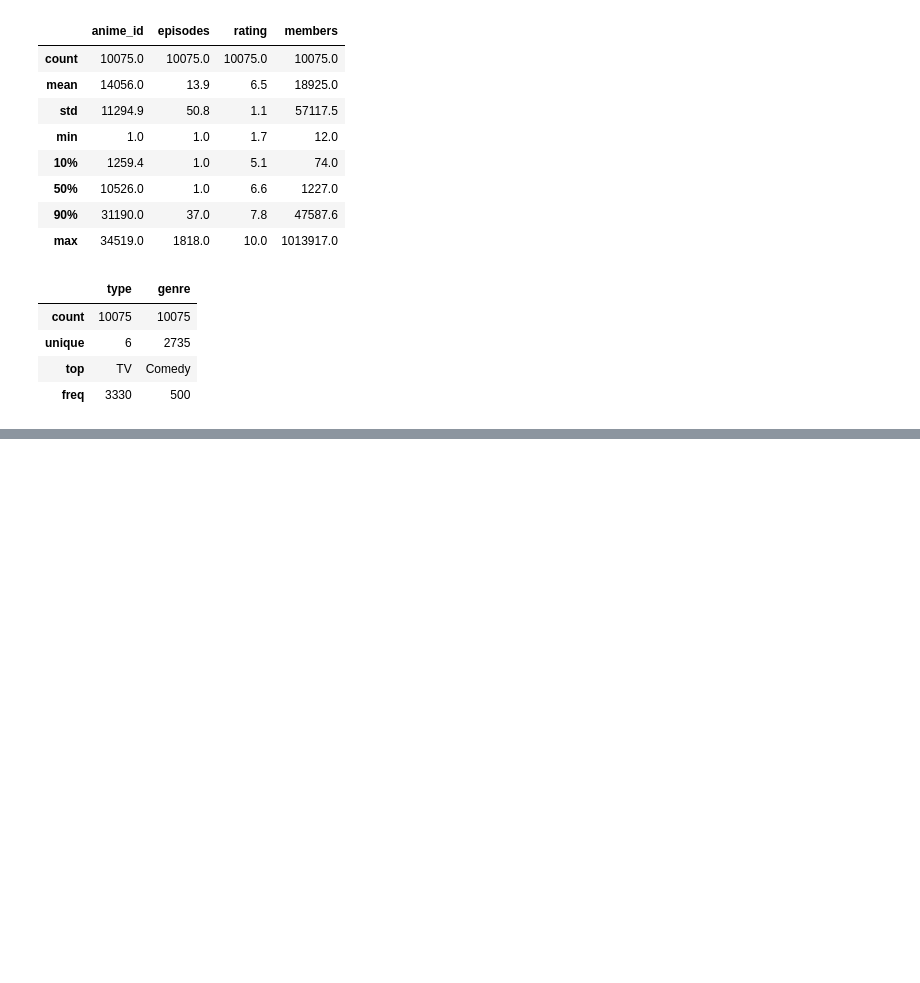
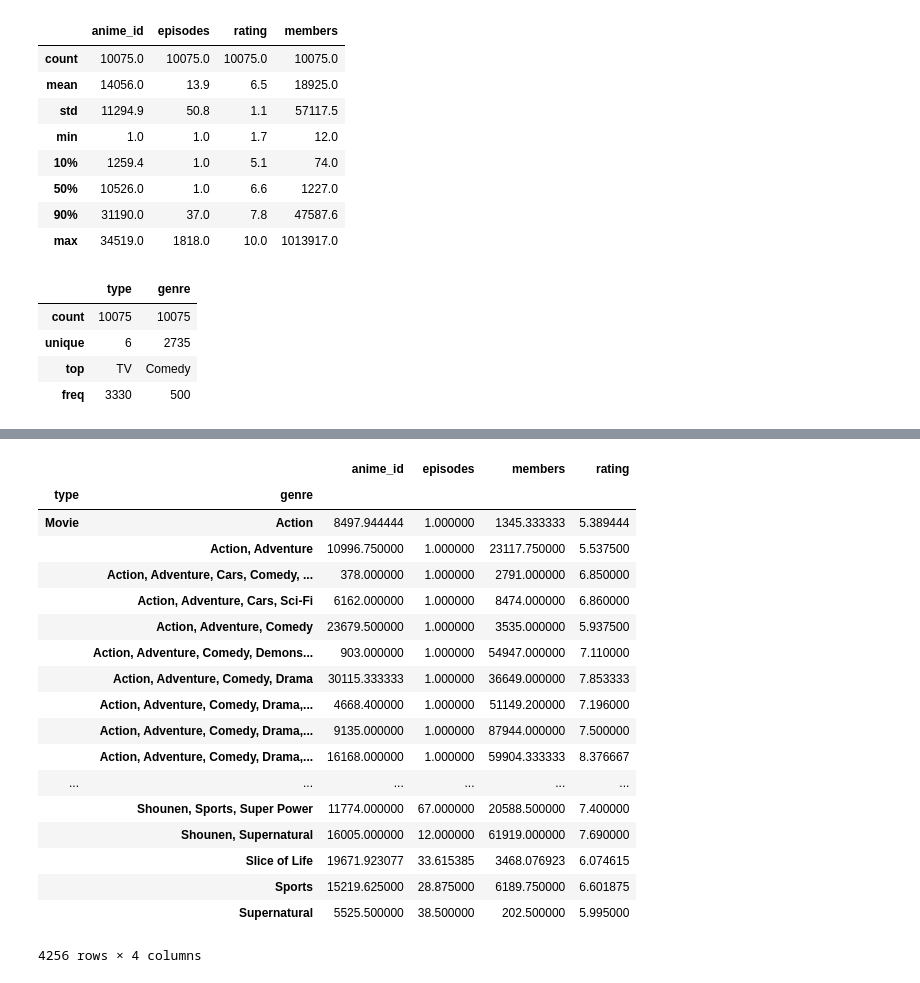
Before and after one commit to yukimura1227/trainings, a Jupyter notebook: pandas_sample/pandas_sample.ipynb, the cells around one changed output, grey strips where cells are left out. Cells and saved outputs as stored; diff of their text form; code cells hidden in the pictures; blank space fills up the shorter version.

```diff
--- a/pandas_sample/pandas_sample.ipynb
+++ b/pandas_sample/pandas_sample.ipynb
@@ -603,0 +681,23 @@ anime_master_dataframe[['type','genre']].describe()
+# %%
+# groupby()と同様の処理をpivot_table()を利用して算出することも可能
+anime_master_dataframe.pivot_table(index=['type','genre'], aggfunc=np.mean)
+# %% [output]
+|  |  | anime_id | episodes | members | rating |
+| type | genre |  |  |  |  |
+| Movie | Action | 8497.944444 | 1.000000 | 1345.333333 | 5.389444 |
+|  | Action, Adventure | 10996.750000 | 1.000000 | 23117.750000 | 5.537500 |
+|  | Action, Adventure, Cars, Comedy, ... | 378.000000 | 1.000000 | 2791.000000 | 6.850000 |
+|  | Action, Adventure, Cars, Sci-Fi | 6162.000000 | 1.000000 | 8474.000000 | 6.860000 |
+|  | Action, Adventure, Comedy | 23679.500000 | 1.000000 | 3535.000000 | 5.937500 |
+|  | Action, Adventure, Comedy, Demons... | 903.000000 | 1.000000 | 54947.000000 | 7.110000 |
+|  | Action, Adventure, Comedy, Drama | 30115.333333 | 1.000000 | 36649.000000 | 7.853333 |
+|  | Action, Adventure, Comedy, Drama,... | 4668.400000 | 1.000000 | 51149.200000 | 7.196000 |
+|  | Action, Adventure, Comedy, Drama,... | 9135.000000 | 1.000000 | 87944.000000 | 7.500000 |
+|  | Action, Adventure, Comedy, Drama,... | 16168.000000 | 1.000000 | 59904.333333 | 8.376667 |
+| ... | ... | ... | ... | ... | ... |
+|  | Shounen, Sports, Super Power | 11774.000000 | 67.000000 | 20588.500000 | 7.400000 |
+|  | Shounen, Supernatural | 16005.000000 | 12.000000 | 61919.000000 | 7.690000 |
+|  | Slice of Life | 19671.923077 | 33.615385 | 3468.076923 | 6.074615 |
+|  | Sports | 15219.625000 | 28.875000 | 6189.750000 | 6.601875 |
+|  | Supernatural | 5525.500000 | 38.500000 | 202.500000 | 5.995000 |
+4256 rows × 4 columns
```
Also changed, not shown: parts of 6 cells of this notebook.
